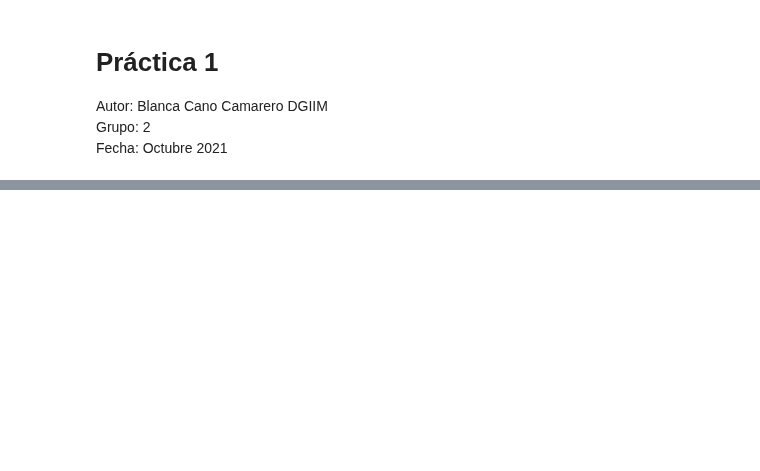
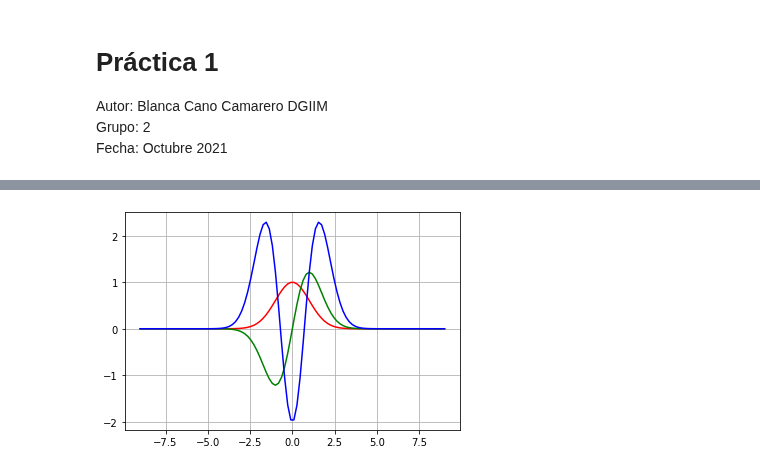
Before and after one commit to BlancaCC/Computer-vision, a Jupyter notebook: practica_1/practica_1.ipynb, the cells around one changed output, grey strips where cells are left out. Drawn from its saved outputs; the diff is of its cells as text; code cells hidden in the pictures; blank space fills up the shorter version.

```diff
--- a/practica_1/practica_1.ipynb
+++ b/practica_1/practica_1.ipynb
@@ -51,38 +60,113 @@ def Gaussiana (x: float, desviacion_tipica : float):
     return np.exp( - x**2 /(2* desviacion_tipica**2))
 
 def DerivadaPrimeraGaussiana (x: float, desviacion_tipica : float)->list:
-    return np.exp( - x**2 /(2* desviacion_tipica**2))* (-x)
+    return Gaussiana (x, desviacion_tipica)* 2*x
+
+def DerivadaSegundaGaussiana (x: float, desviacion_tipica : float)->list:
+    return np.exp( - x**2 /(2* desviacion_tipica**2))* (4*x**2 -2)
+
+# Representación
+# Rango de valores
+inferior = -9
+superior = 9
+puntos = 100
+colores=['r', 'g', 'b']
+x_valores = np.linspace(inferior, superior, puntos)
+FUNCIONES = [Gaussiana, DerivadaPrimeraGaussiana, DerivadaSegundaGaussiana]
+# Relizamos los mapeos de los valores
+sigma = 1.0
+
+y_valores = list([f(x_valores, sigma) for f in FUNCIONES])
+# Mostramos los valores usando matplotlib
+
+# Mostramos Gráfico con las funciones que queremos discretizar
+fig, ax = plt.subplots()
+ax.grid(True, which='both')
+list( map(lambda x: plt.plot(x_valores, x[0],x[1]), zip(y_valores, colores)))
+plt.show()
+
+
 
 # Declaración de las funciones para calcular la máscara de tamaño T
 
 def Mascara( f, size:int ):
     ''' Función auxiliar que devuelve estrictamente la máscara
         Devuelve la máscara de f de tamaño size
         Requisito: size debe ser impar.
     '''
     k = (size -1)//2
     return [f(i) for i in range(-k,k+1)]
 
 def MascaraGaussiana( desviacion_tipica:float, size:int)-> list:
     '''Máscara Gaussiana de tamaño "size"
     Requisito size debe ser impar
     '''
-    mascara_sin_normalizar =  np.array(
+    mascara_sin_normalizar = np.array(
         Mascara(lambda x: Gaussiana(x, desviacion_tipica), size),
-        np.float64
-    )
+        np.float64)
     suma = sum(mascara_sin_normalizar)
-    return 1/suma*mascara_sin_normalizar
+    return mascara_sin_normalizar/suma
 
 def MascaraDerivadaPrimera(desviacion_tipica:float , size:int)->list:
     mascara_sin_normalizar =  np.array(
         Mascara(lambda x: DerivadaPrimeraGaussiana(x, desviacion_tipica), size),
         np.float64
     )
     return mascara_sin_normalizar
 
+def MascaraDerivadaSegunda(desviacion_tipica:float , size:int)->list:
+    mascara_sin_normalizar =  np.array(
+        Mascara(lambda x: DerivadaSegundaGaussiana(x, desviacion_tipica), size),
+        np.float64
+    )
+    return mascara_sin_normalizar
+##### Función para comparar máscaras de forma visual
+def RangoK (k: int):
+    return list(range(-k, k+1))
+def ComparaMascaras (listaMascaras,rangos, nombres):
+    for i,m in enumerate(listaMascaras):
+        plt.plot(RangoK(rangos[i]), listaMascaras)
+        plt.title(nombres[i])
+    plt.show()
+
+
+
 #####  Test
-
-MascaraGaussiana(  1, 3)
-MascaraDerivadaPrimera(1, 4)
+sigma = 1.0
+lista_desviaciones_tipicas = [1]#, 2.3]
+lista_longitudes = [5,7,9]
+colores = ['--o', '--x', '--^']
+funciones = [
+    {'funcion': MascaraGaussiana, 'nombre': 'Máscara Gaussiana', 'derivate order': 0},
+    {'funcion': MascaraDerivadaPrimera, 'nombre': 'Máscara Gaussiana primera derivada', 'derivate order': 1},
+    {'funcion': MascaraDerivadaSegunda, 'nombre': 'Máscara Gaussiana segunda derivada', 'derivate order': 2},
+]
+for j,f in enumerate(funciones):
+    mascara=f['funcion']
+    print(f['nombre'])
+    fig, ax = plt.subplots(2,2)
+    #
+    for i,l in enumerate(lista_longitudes):
+        a = mascara(sigma, l)
+        b = RangoK(l//2)
+        ax[i//2, i%2].plot(b, a, colores[i], label=f'k={l//2}')
+        ax[i//2, i%2].set_title(f'Máscara de longitud {l}')
+    ax[1,1].plot(x_valores, y_valores[j])
+    ax[1,1].set_title('Función continua')
+    plt.title('Forma general para la Gaussiana')
+    fig.tight_layout()
+    plt.show()
+    print('Comparativa con ')
+    fig, ax = plt.subplots(2,2)
+    for i,l in enumerate(lista_longitudes):
+        a = cv.getDerivKernels(i+1,0,l)[0]
+        b = RangoK(l//2)
+        ax[i//2, i%2].plot(b, a, colores[i], label=f'cv.getDerivKernels de longitud={l//2}')
+        ax[i//2, i%2].set_title(f'{l}')
+    ax[1,1].plot(x_valores, y_valores[j])
+    ax[1,1].set_title('Función continua')
+    plt.title('Máscara extraída con getDerivKernels')
+    fig.tight_layout()
+    plt.show()
 # %% [output]
+[figure, added]
```
Also changed, not shown: parts of 3 cells of this notebook, 2 other files.
